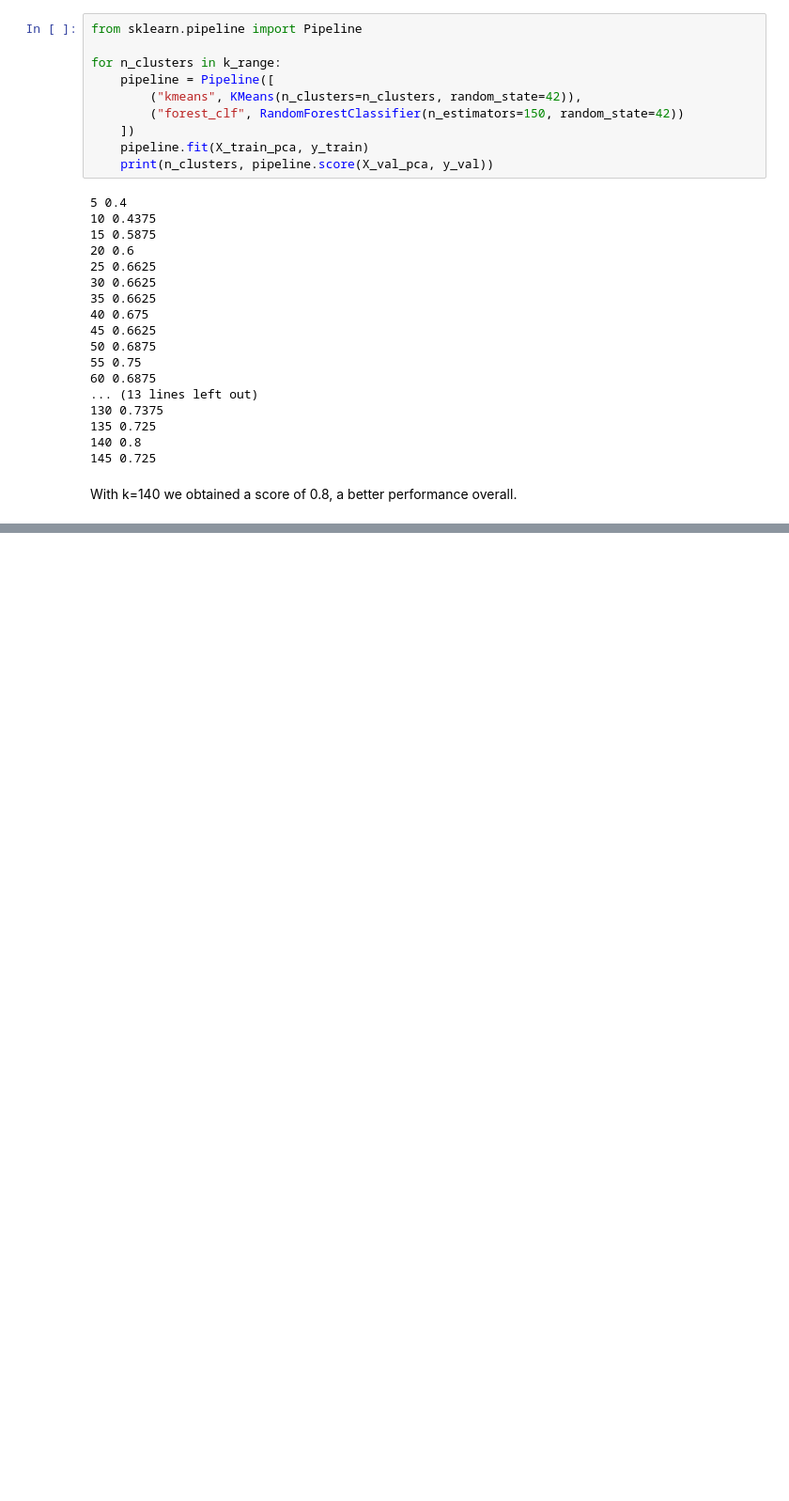
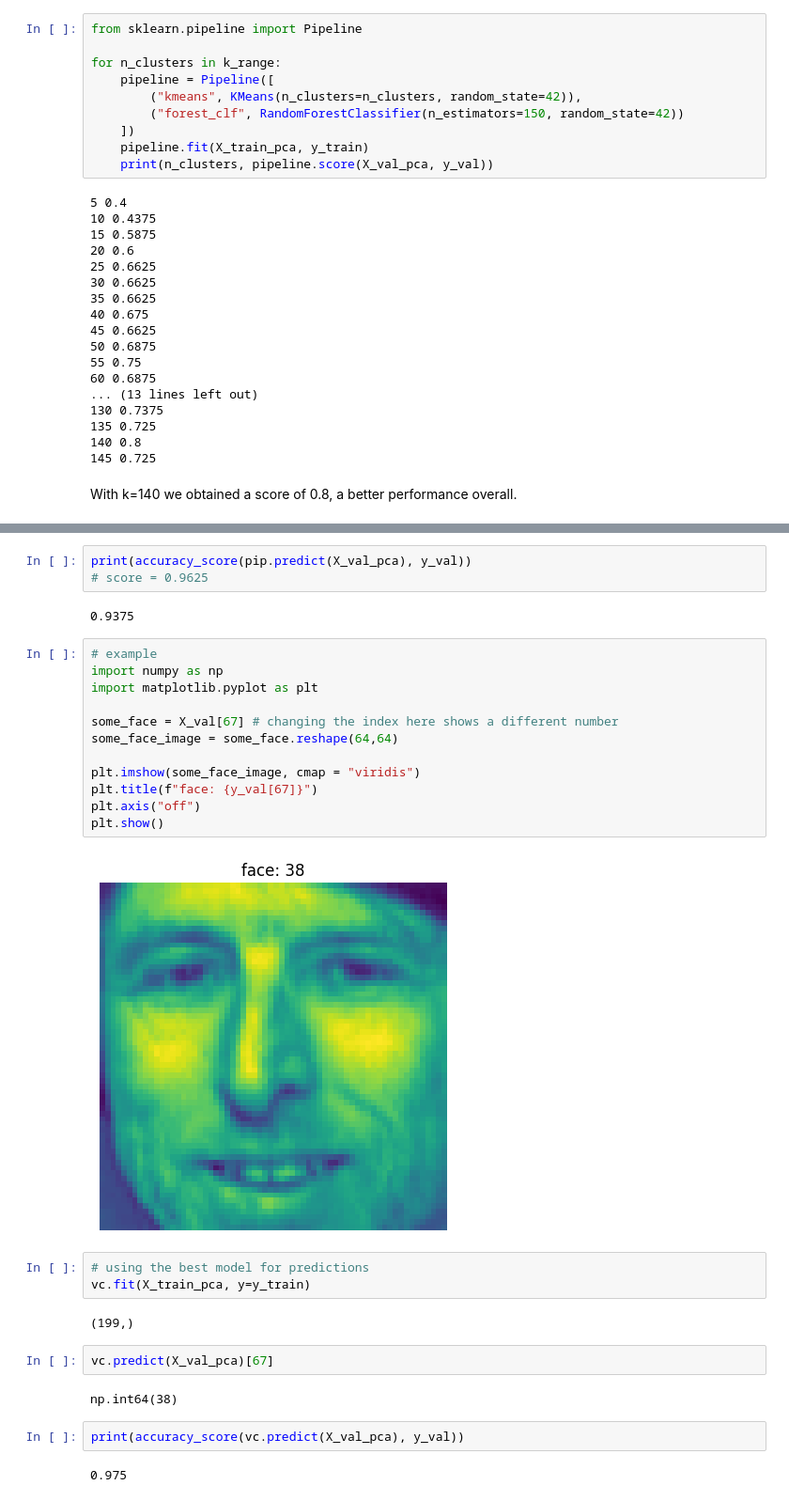
Before and after one commit to vivri1216/HandsOnMachineLearning, a Jupyter notebook: Chapter9_Clustering/Chapter9_Clustering.ipynb, the cells around one changed output, grey strips where cells are left out. Shown at 94% size. Drawn from its saved outputs; the diff is of its cells as text; blank space fills up the shorter version.

```diff
--- a/Chapter9_Clustering/Chapter9_Clustering.ipynb
+++ b/Chapter9_Clustering/Chapter9_Clustering.ipynb
@@ -560,0 +808,32 @@ With k=140 we obtained a score of 0.8, a better performance overall.
+# %%
+print(accuracy_score(pip.predict(X_val_pca), y_val))
+# score = 0.9625
+# %% [output]
+0.9375
+# %%
+# example
+import numpy as np
+import matplotlib.pyplot as plt
+
+some_face = X_val[67] # changing the index here shows a different number
+some_face_image = some_face.reshape(64,64)
+
+plt.imshow(some_face_image, cmap = "viridis")
+plt.title(f"face: {y_val[67]}")
+plt.axis("off")
+plt.show()
+# %% [output]
+[figure, added]
+# %%
+# using the best model for predictions
+vc.fit(X_train_pca, y=y_train)
+# %% [output]
+(199,)
+# %%
+vc.predict(X_val_pca)[67]
+# %% [output]
+np.int64(38)
+# %%
+print(accuracy_score(vc.predict(X_val_pca), y_val))
+# %% [output]
+0.975
```
Also changed, not shown: parts of 25 cells of this notebook, 2 other files.
